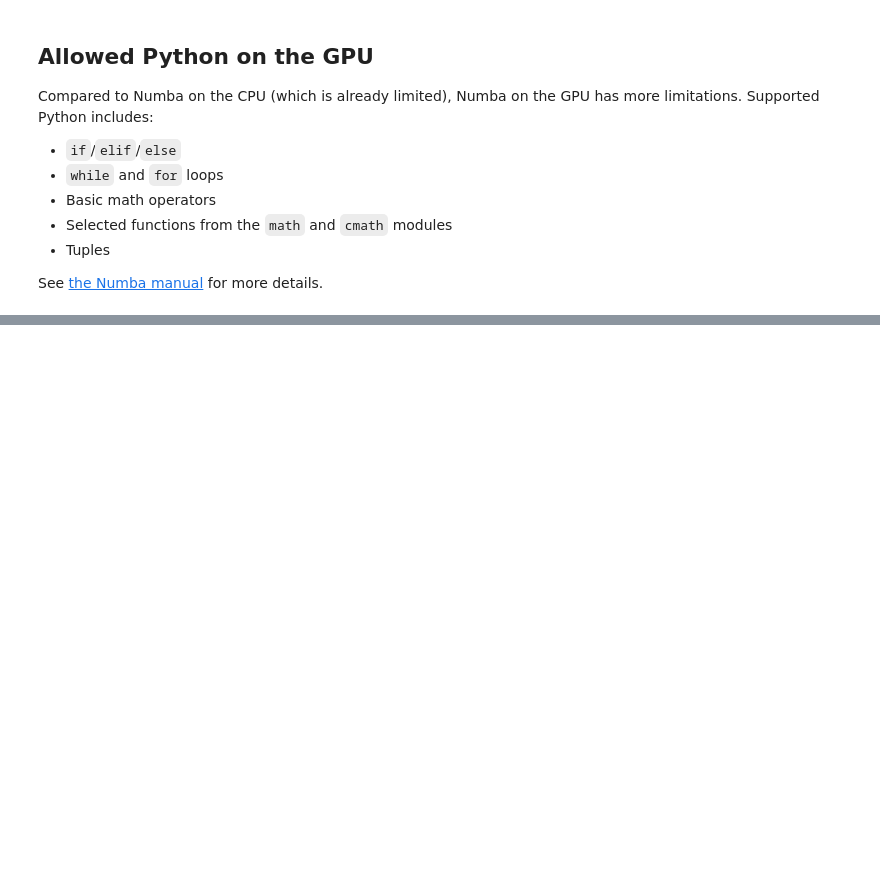
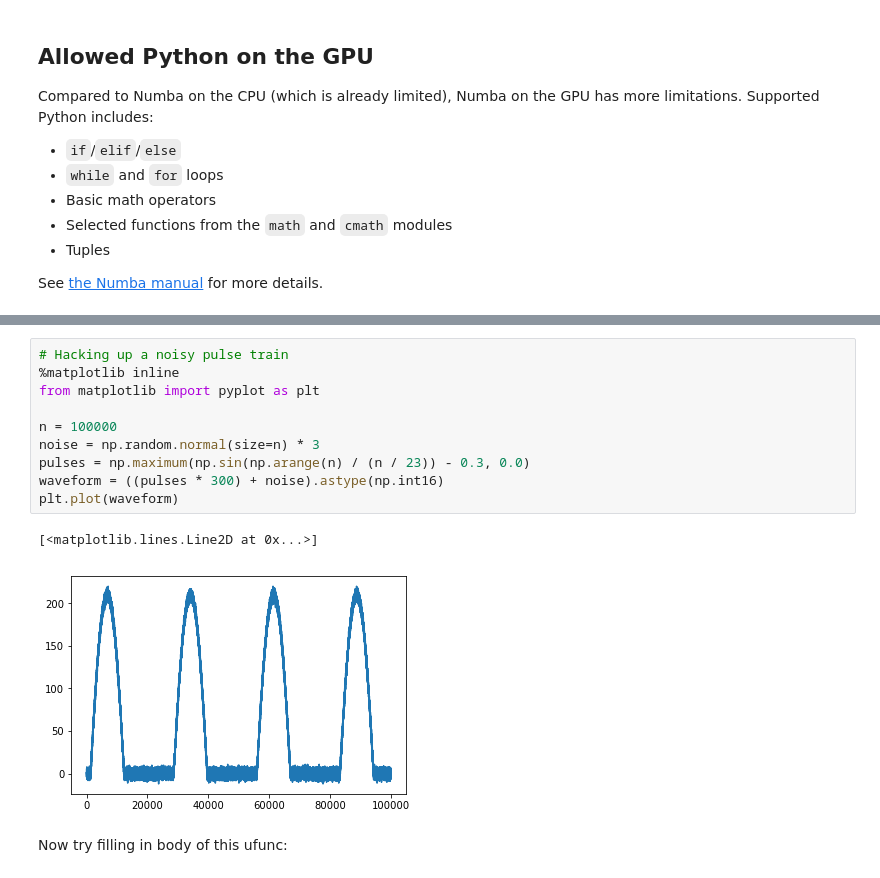
Before and after one commit to ContinuumIO/gtc2017-numba, a Jupyter notebook: 2 - CUDA Basics.ipynb, the cells around one changed output, grey strips where cells are left out. Drawn from its saved outputs; the diff is of its cells as text; blank space fills up the shorter version.

```diff
--- a/2 - CUDA Basics.ipynb
+++ b/2 - CUDA Basics.ipynb
@@ -197,0 +207,15 @@ Insert exercise here
+# %%
+# Hacking up a noisy pulse train
+%matplotlib inline
+from matplotlib import pyplot as plt
+
+n = 100000
+noise = np.random.normal(size=n) * 3
+pulses = np.maximum(np.sin(np.arange(n) / (n / 23)) - 0.3, 0.0)
+waveform = ((pulses * 300) + noise).astype(np.int16)
+plt.plot(waveform)
+# %% [output]
+[<matplotlib.lines.Line2D at 0x...>]
+[figure, added]
+# %% [markdown]
+Now try filling in body of this ufunc:
```
Also changed, not shown: parts of 6 cells of this notebook, 3 other files.
